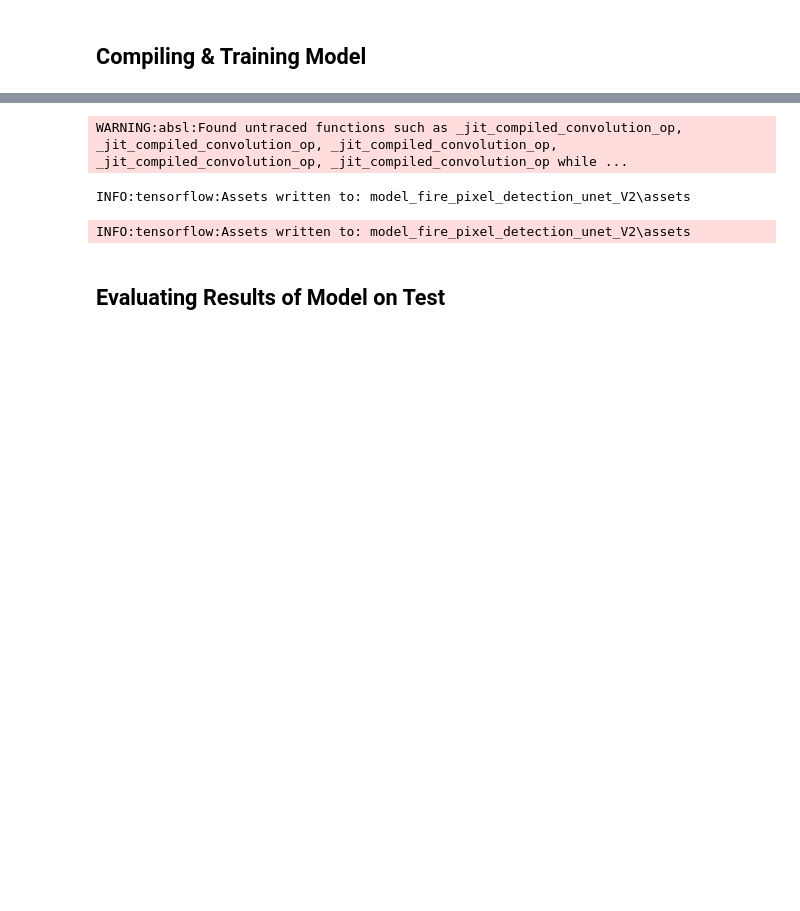
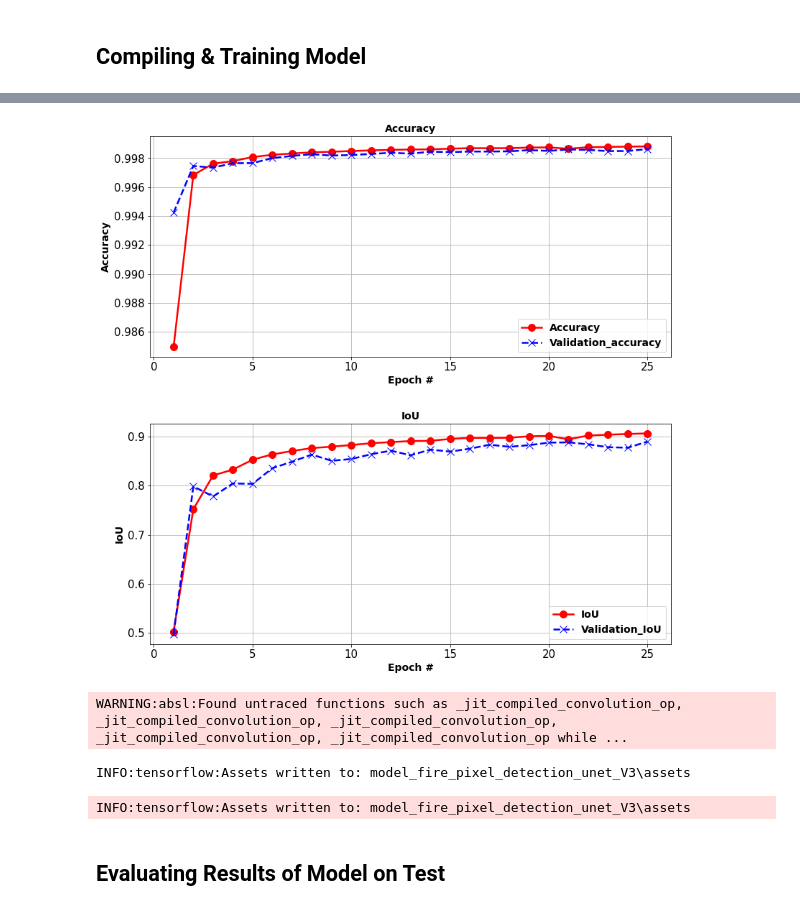
Before and after one commit to ris3abh/DL-firefighters, a Jupyter notebook: code/Modeling/Wildfire By-Pixel Object Detection - From-Scratch UNET Model.ipynb, the cells around one changed output, grey strips where cells are left out. Cells and saved outputs as stored; diff of their text form; code cells hidden in the pictures; blank space fills up the shorter version.

```diff
--- a/code/Modeling/Wildfire By-Pixel Object Detection - From-Scratch UNET Model.ipynb
+++ b/code/Modeling/Wildfire By-Pixel Object Detection - From-Scratch UNET Model.ipynb
@@ -271,10 +270,45 @@ Epoch 30/30
+# %%
+def plot_training(history, type_model, layers_len):
+    (fig, ax) = plt.subplots(2, 1, figsize=(13, 13))
+    epochs = len(history.history['bin_accuracy'])
+    ax[0].set_title("Accuracy", fontsize=14, fontweight='bold')
+    ax[0].set_xlabel("Epoch #", fontsize=14, fontweight="bold")
+    ax[0].set_ylabel("Accuracy", fontsize=14, fontweight="bold")
+    ax[0].plot(np.arange(1, epochs+1), history.history['bin_accuracy'], label='Accuracy', linewidth=2.5, linestyle='-', marker='o',
+               markersize='10', color='red')
+    ax[0].plot(np.arange(1, epochs+1), history.history['val_bin_accuracy'], label='Validation_accuracy', linewidth=2.5, marker='x',
+               linestyle='--', markersize='10', color='blue')
+    ax[0].grid(True)
+    ax[0].legend(prop={'size': 14, 'weight': 'bold'})
+    ax[0].tick_params(axis='both', which='major', labelsize=15)
+
+    plt.subplots_adjust(hspace=0.3)
+
+    ax[1].set_title("IoU", fontsize=14, fontweight="bold")
+    ax[1].set_xlabel("Epoch #", fontsize=14, fontweight="bold")
+    ax[1].set_ylabel("IoU", fontsize=14, fontweight="bold")
+    ax[1].plot(np.arange(1, epochs+1), history.history['IoU'], label='IoU', linewidth=2.5, linestyle='-',
+               marker='o', markersize='10', color='red')
+    ax[1].plot(np.arange(1, epochs+1), history.history['val_IoU'], label='Validation_IoU', linewidth=2.5,
+               linestyle='--', marker='x', markersize='10', color='blue')
+    ax[1].grid(True)
+    ax[1].legend(prop={'size': 14, 'weight': 'bold'}, loc='best')
+    ax[1].tick_params(axis='both', which='major', labelsize=15)
+# %%
+#Grab length of layers for plotting
+layers_len = len(unet_model.layers)
+
+#Plot results of training
+plot_training(fitted_unet_model, 'KerasModel', layers_len)
+# %% [output]
+[figure, added]
 # %%
 #Save model
-unet_model.save('model_fire_pixel_detection_unet_V2')
+unet_model.save('model_fire_pixel_detection_unet_V3')
 # %% [output]
 WARNING:absl:Found untraced functions such as _jit_compiled_convolution_op, _jit_compiled_convolution_op, _jit_compiled_convolution_op, _jit_compiled_convolution_op, _jit_compiled_convolution_op while ...
-INFO:tensorflow:Assets written to: model_fire_pixel_detection_unet_V2\assets
+INFO:tensorflow:Assets written to: model_fire_pixel_detection_unet_V3\assets
-INFO:tensorflow:Assets written to: model_fire_pixel_detection_unet_V2\assets
+INFO:tensorflow:Assets written to: model_fire_pixel_detection_unet_V3\assets
 # %% [markdown]
 ## Evaluating Results of Model on Test
 # %%
```
Also changed, not shown: parts of 8 cells of this notebook, 4 other files.
